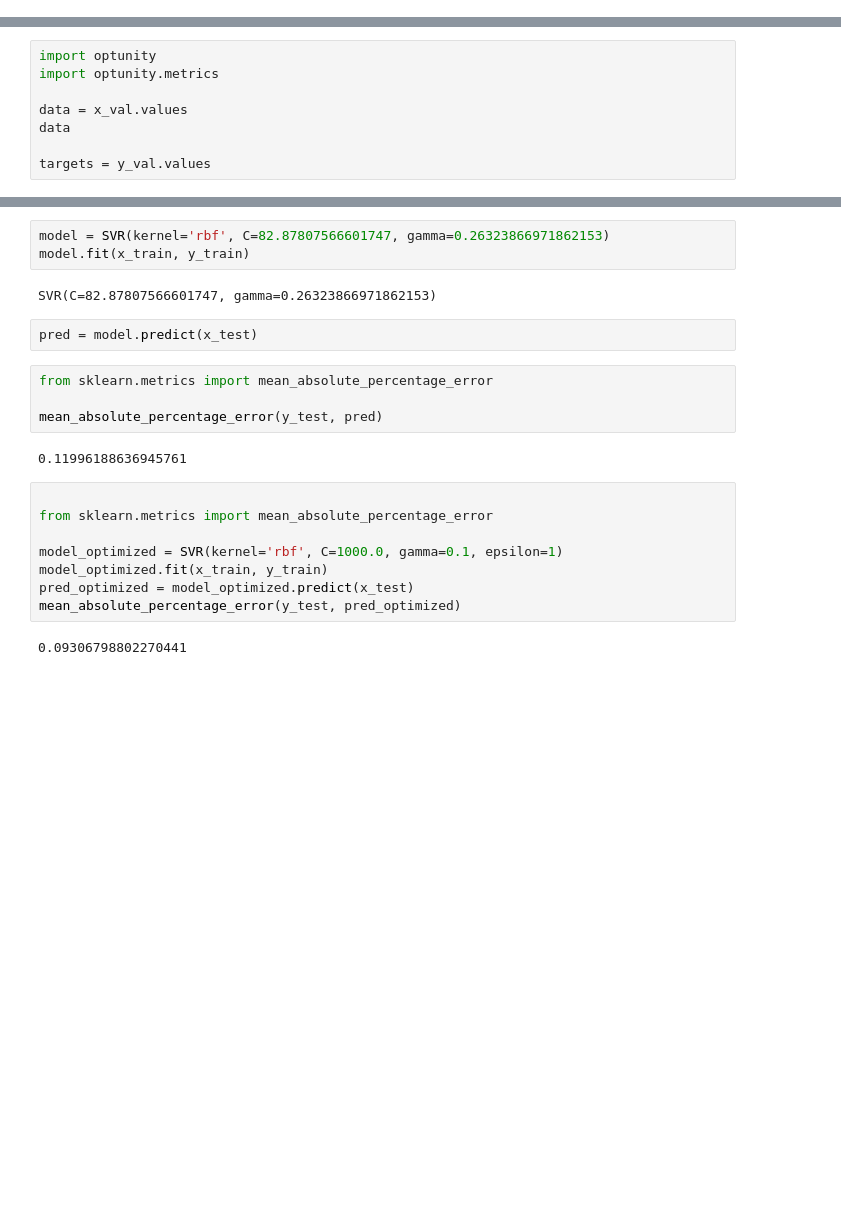
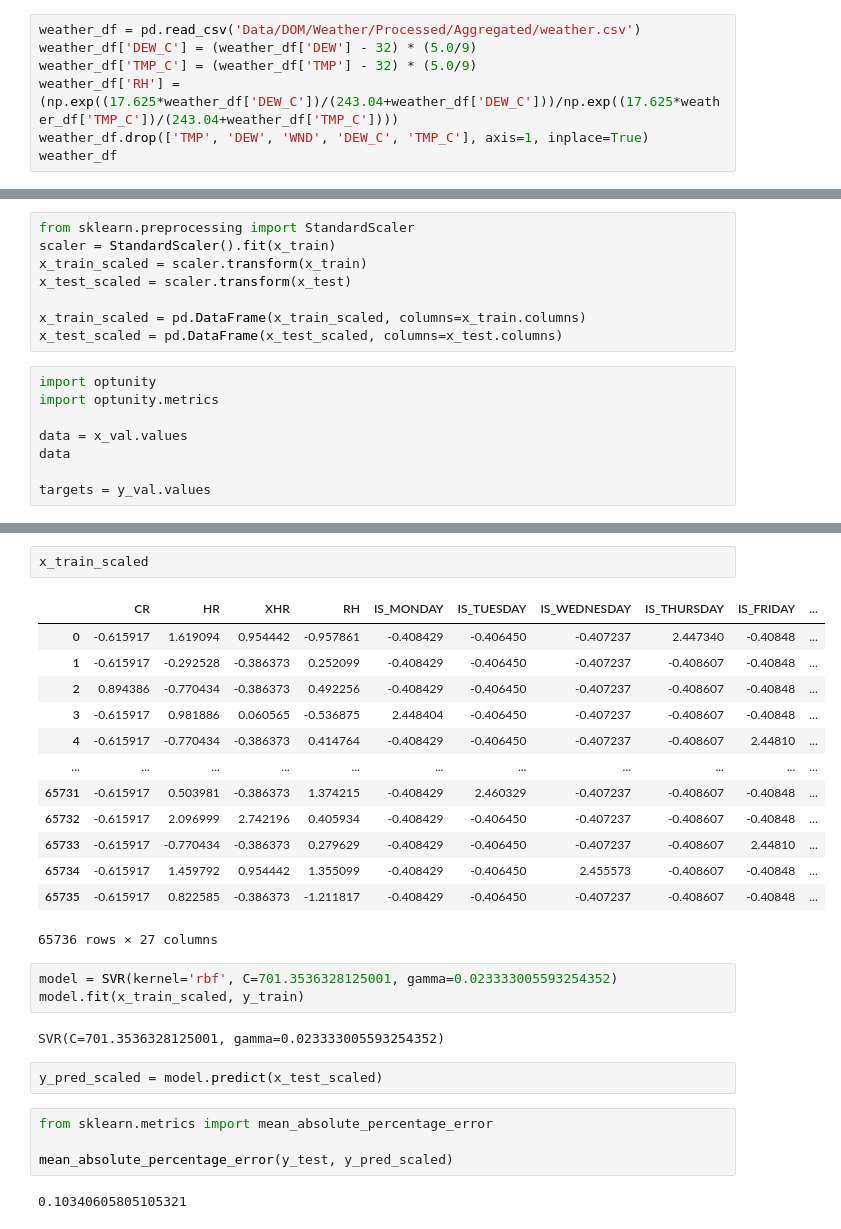
Before and after one commit to acamlibe/SVR-PSO-Load-Forecaster, a Jupyter notebook: SVR-with-weather-PSO.ipynb, the cells around one changed output, grey strips where cells are left out. Drawn from its saved outputs; the diff is of its cells as text; blank space fills up the shorter version.

Commit message:
Fixed weather.csv and load.csv

```diff
--- a/SVR-with-weather-PSO.ipynb
+++ b/SVR-with-weather-PSO.ipynb
@@ -38,0 +22,7 @@ weather_df
+# %%
+weather_df = pd.read_csv('Data/DOM/Weather/Processed/Aggregated/weather.csv')
+weather_df['DEW_C'] = (weather_df['DEW'] - 32) * (5.0/9)
+weather_df['TMP_C'] = (weather_df['TMP'] - 32) * (5.0/9)
+weather_df['RH'] = (np.exp((17.625*weather_df['DEW_C'])/(243.04+weather_df['DEW_C']))/np.exp((17.625*weather_df['TMP_C'])/(243.04+weather_df['TMP_C'])))
+weather_df.drop(['TMP', 'DEW', 'WND', 'DEW_C', 'TMP_C'], axis=1, inplace=True)
+weather_df
@@ -134,6 +96,14 @@ x_train, x_test, y_train, y_test = train_test_split(x, y, test_size=1 - train_ra
 # test is now 10% of the initial data set
 # validation is now 15% of the initial data set
 x_val, x_test, y_val, y_test = train_test_split(x_test, y_test, test_size=test_ratio/(test_ratio + validation_ratio))
+# %%
+from sklearn.preprocessing import StandardScaler
+scaler = StandardScaler().fit(x_train)
+x_train_scaled = scaler.transform(x_train)
+x_test_scaled = scaler.transform(x_test)
+
+x_train_scaled = pd.DataFrame(x_train_scaled, columns=x_train.columns)
+x_test_scaled = pd.DataFrame(x_test_scaled, columns=x_test.columns)
 # %%
 import optunity
 import optunity.metrics
@@ -190,23 +162,29 @@ KeyboardInterrupt:
+# %%
+x_train_scaled
+# %% [output]
+|  | CR | HR | XHR | RH | IS_MONDAY | IS_TUESDAY | IS_WEDNESDAY | IS_THURSDAY | IS_FRIDAY | ... |
+| 0 | -0.615917 | 1.619094 | 0.954442 | -0.957861 | -0.408429 | -0.406450 | -0.407237 | 2.447340 | -0.40848 | ... |
+| 1 | -0.615917 | -0.292528 | -0.386373 | 0.252099 | -0.408429 | -0.406450 | -0.407237 | -0.408607 | -0.40848 | ... |
+| 2 | 0.894386 | -0.770434 | -0.386373 | 0.492256 | -0.408429 | -0.406450 | -0.407237 | -0.408607 | -0.40848 | ... |
+| 3 | -0.615917 | 0.981886 | 0.060565 | -0.536875 | 2.448404 | -0.406450 | -0.407237 | -0.408607 | -0.40848 | ... |
+| 4 | -0.615917 | -0.770434 | -0.386373 | 0.414764 | -0.408429 | -0.406450 | -0.407237 | -0.408607 | 2.44810 | ... |
+| ... | ... | ... | ... | ... | ... | ... | ... | ... | ... | ... |
+| 65731 | -0.615917 | 0.503981 | -0.386373 | 1.374215 | -0.408429 | 2.460329 | -0.407237 | -0.408607 | -0.40848 | ... |
+| 65732 | -0.615917 | 2.096999 | 2.742196 | 0.405934 | -0.408429 | -0.406450 | -0.407237 | -0.408607 | -0.40848 | ... |
+| 65733 | -0.615917 | -0.770434 | -0.386373 | 0.279629 | -0.408429 | -0.406450 | -0.407237 | -0.408607 | 2.44810 | ... |
+| 65734 | -0.615917 | 1.459792 | 0.954442 | 1.355099 | -0.408429 | -0.406450 | 2.455573 | -0.408607 | -0.40848 | ... |
+| 65735 | -0.615917 | 0.822585 | -0.386373 | -1.211817 | -0.408429 | -0.406450 | -0.407237 | -0.408607 | -0.40848 | ... |
+65736 rows × 27 columns
 # %%
-model = SVR(kernel='rbf', C=82.87807566601747, gamma=0.26323866971862153)
-model.fit(x_train, y_train)
+model = SVR(kernel='rbf', C=701.3536328125001, gamma=0.023333005593254352)
+model.fit(x_train_scaled, y_train)
 # %% [output]
-SVR(C=82.87807566601747, gamma=0.26323866971862153)
+SVR(C=701.3536328125001, gamma=0.023333005593254352)
 # %%
-pred = model.predict(x_test)
+y_pred_scaled = model.predict(x_test_scaled)
 # %%
 from sklearn.metrics import mean_absolute_percentage_error
 
-mean_absolute_percentage_error(y_test, pred)
+mean_absolute_percentage_error(y_test, y_pred_scaled)
 # %% [output]
-0.11996188636945761
+0.10340605805105321
-# %%
-
-from sklearn.metrics import mean_absolute_percentage_error
-
-model_optimized = SVR(kernel='rbf', C=1000.0, gamma=0.1, epsilon=1)
-model_optimized.fit(x_train, y_train)
-pred_optimized = model_optimized.predict(x_test)
-mean_absolute_percentage_error(y_test, pred_optimized)
-# %% [output]
-0.09306798802270441
```
Also changed, not shown: parts of 11 cells of this notebook, 23 other files.
